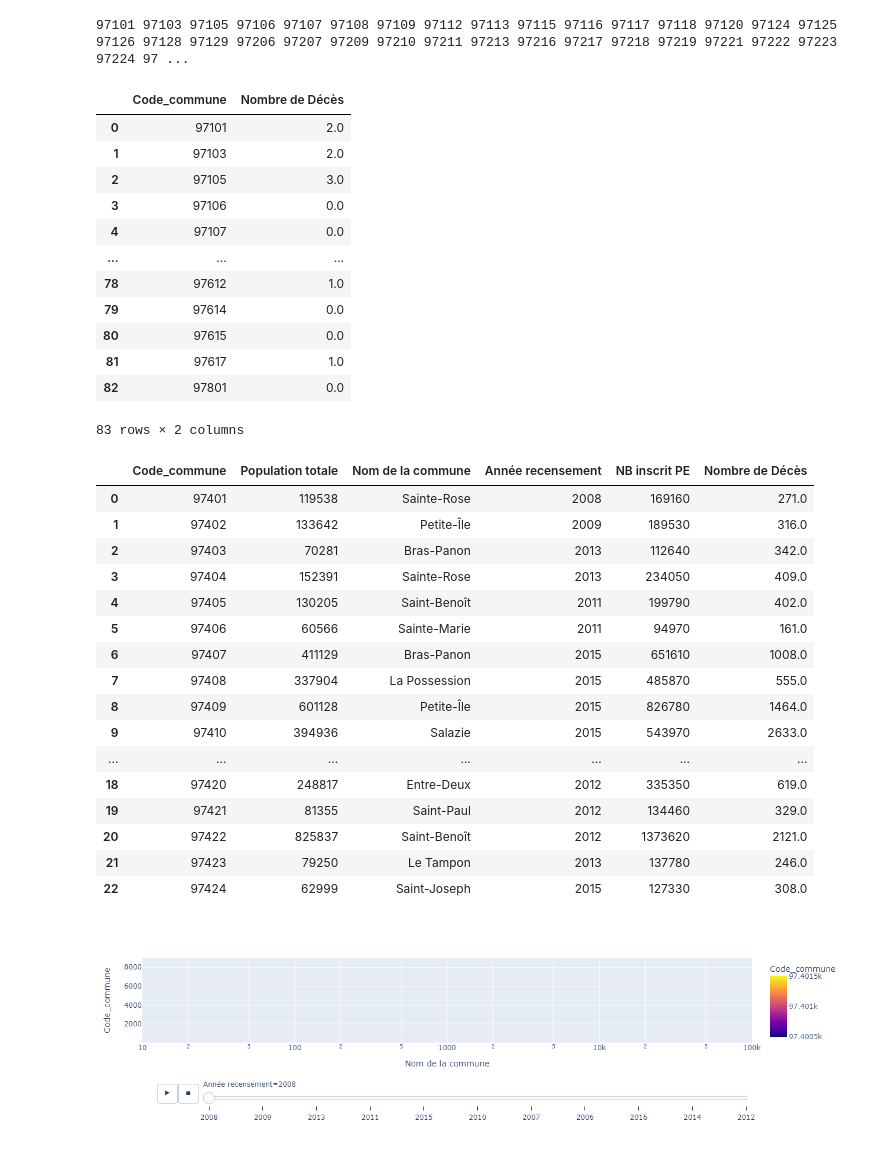
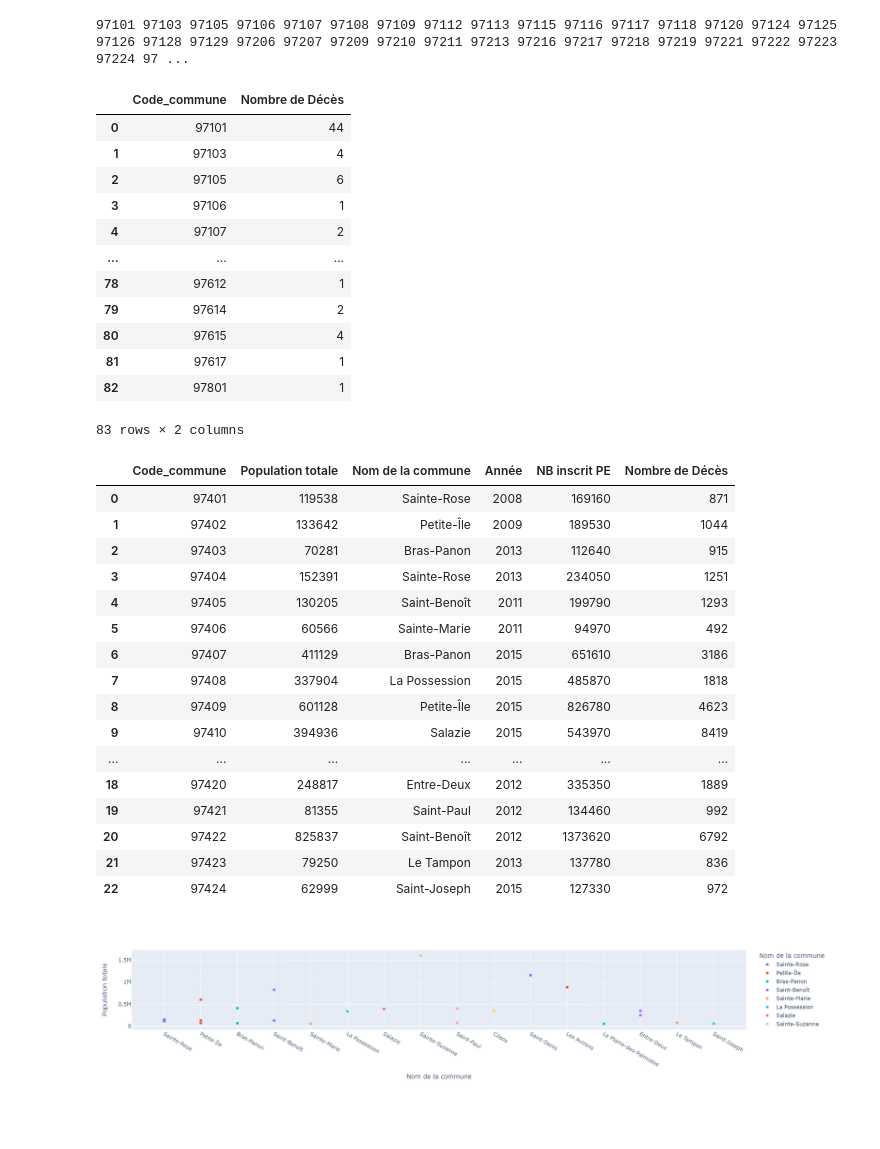
Before and after one commit to gabs974/datavizreunion, a Jupyter notebook: dataviz_evolution_pop_974.ipynb, the cells around one changed output. Cells and saved outputs as stored; diff of their text form; code cells hidden in the pictures; blank space fills up the shorter version.

```diff
--- a/dataviz_evolution_pop_974.ipynb
+++ b/dataviz_evolution_pop_974.ipynb
@@ -102,5 +102,6 @@ df = (population.groupby("Code_commune", as_index=False)["Population totale"]
 df["Nom de la commune"] = population["Nom de la commune"].astype(str)
 df["Année recensement"] = population["Année recensement"].astype(int)
 
+df = df.rename(columns={"Année recensement": 'Année'})
 df.head()
 # %% [output]
@@ -185,9 +186,10 @@ df4
 # dataset
 personne_decede = (pd.read_csv("C:/Users/gael.lisador/Desktop/Hackathon/datavizreunion/liste-des-personnes-decedees-en-france-collectees-depuis-1970.csv",sep=",", na_values="-")
                    .loc[lambda df_: df_["Code Source Commune Décès"].str.startswith("97", na=False)]
+
          )
 
-
+personne_decede['nb'] = 1
 personne_decede
 # %% [output]
 |  | Nom | Prénoms | Sexe | Date Naissance | Date Décès | Pays Source Naissance | Code Source Commune Naissance | ... |
@@ -216,47 +218,45 @@ df5 = (personne_decede.groupby("Code Source Commune Décès", as_index=False)["n
       .sum()
      )
 df5 = df5.rename(columns={'Code Source Commune Décès': 'Code_commune','nb': 'Nombre de Décès'})
-
 df5
 # %% [output]
 |  | Code_commune | Nombre de Décès |
-| 0 | 97101 | 2.0 |
-| 1 | 97103 | 2.0 |
-| 2 | 97105 | 3.0 |
-| 3 | 97106 | 0.0 |
-| 4 | 97107 | 0.0 |
+| 0 | 97101 | 44 |
+| 1 | 97103 | 4 |
+| 2 | 97105 | 6 |
+| 3 | 97106 | 1 |
+| 4 | 97107 | 2 |
 | ... | ... | ... |
-| 78 | 97612 | 1.0 |
-| 79 | 97614 | 0.0 |
-| 80 | 97615 | 0.0 |
-| 81 | 97617 | 1.0 |
-| 82 | 97801 | 0.0 |
+| 78 | 97612 | 1 |
+| 79 | 97614 | 2 |
+| 80 | 97615 | 4 |
+| 81 | 97617 | 1 |
+| 82 | 97801 | 1 |
 83 rows × 2 columns
 # %%
 df5["Code_commune"] = df5["Code_commune"].astype(int)
 df6 = pd.merge(df4, df5)
 df6
 # %% [output]
-|  | Code_commune | Population totale | Nom de la commune | Année recensement | NB inscrit PE | Nombre de Décès |
-| 0 | 97401 | 119538 | Sainte-Rose | 2008 | 169160 | 271.0 |
-| 1 | 97402 | 133642 | Petite-Île | 2009 | 189530 | 316.0 |
-| 2 | 97403 | 70281 | Bras-Panon | 2013 | 112640 | 342.0 |
-| 3 | 97404 | 152391 | Sainte-Rose | 2013 | 234050 | 409.0 |
-| 4 | 97405 | 130205 | Saint-Benoît | 2011 | 199790 | 402.0 |
-| 5 | 97406 | 60566 | Sainte-Marie | 2011 | 94970 | 161.0 |
-| 6 | 97407 | 411129 | Bras-Panon | 2015 | 651610 | 1008.0 |
-| 7 | 97408 | 337904 | La Possession | 2015 | 485870 | 555.0 |
-| 8 | 97409 | 601128 | Petite-Île | 2015 | 826780 | 1464.0 |
-| 9 | 97410 | 394936 | Salazie | 2015 | 543970 | 2633.0 |
+|  | Code_commune | Population totale | Nom de la commune | Année | NB inscrit PE | Nombre de Décès |
+| 0 | 97401 | 119538 | Sainte-Rose | 2008 | 169160 | 871 |
+| 1 | 97402 | 133642 | Petite-Île | 2009 | 189530 | 1044 |
+| 2 | 97403 | 70281 | Bras-Panon | 2013 | 112640 | 915 |
+| 3 | 97404 | 152391 | Sainte-Rose | 2013 | 234050 | 1251 |
+| 4 | 97405 | 130205 | Saint-Benoît | 2011 | 199790 | 1293 |
+| 5 | 97406 | 60566 | Sainte-Marie | 2011 | 94970 | 492 |
+| 6 | 97407 | 411129 | Bras-Panon | 2015 | 651610 | 3186 |
+| 7 | 97408 | 337904 | La Possession | 2015 | 485870 | 1818 |
+| 8 | 97409 | 601128 | Petite-Île | 2015 | 826780 | 4623 |
+| 9 | 97410 | 394936 | Salazie | 2015 | 543970 | 8419 |
 | ... | ... | ... | ... | ... | ... | ... |
-| 18 | 97420 | 248817 | Entre-Deux | 2012 | 335350 | 619.0 |
-| 19 | 97421 | 81355 | Saint-Paul | 2012 | 134460 | 329.0 |
-| 20 | 97422 | 825837 | Saint-Benoît | 2012 | 1373620 | 2121.0 |
-| 21 | 97423 | 79250 | Le Tampon | 2013 | 137780 | 246.0 |
-| 22 | 97424 | 62999 | Saint-Joseph | 2015 | 127330 | 308.0 |
+| 18 | 97420 | 248817 | Entre-Deux | 2012 | 335350 | 1889 |
+| 19 | 97421 | 81355 | Saint-Paul | 2012 | 134460 | 992 |
+| 20 | 97422 | 825837 | Saint-Benoît | 2012 | 1373620 | 6792 |
+| 21 | 97423 | 79250 | Le Tampon | 2013 | 137780 | 836 |
+| 22 | 97424 | 62999 | Saint-Joseph | 2015 | 127330 | 972 |
 # %%
-px.scatter(df, x="Nom de la commune", y="Code_commune", animation_frame="Année recensement", animation_group="Nom de la commune",
-           size="Population totale", color="Code_commune", hover_name="Nom de la commune",
-           log_x=True, size_max=55, range_x=[10,100000], range_y=[25,9000])
+fig = px.scatter(df6, x="Nom de la commune", y="Population totale", color='Nom de la commune')
+fig.show()
 # %% [output]
-[figure, old version]
+[figure, new version]
```
Also changed, not shown: parts of 7 cells of this notebook, 2 other files.
